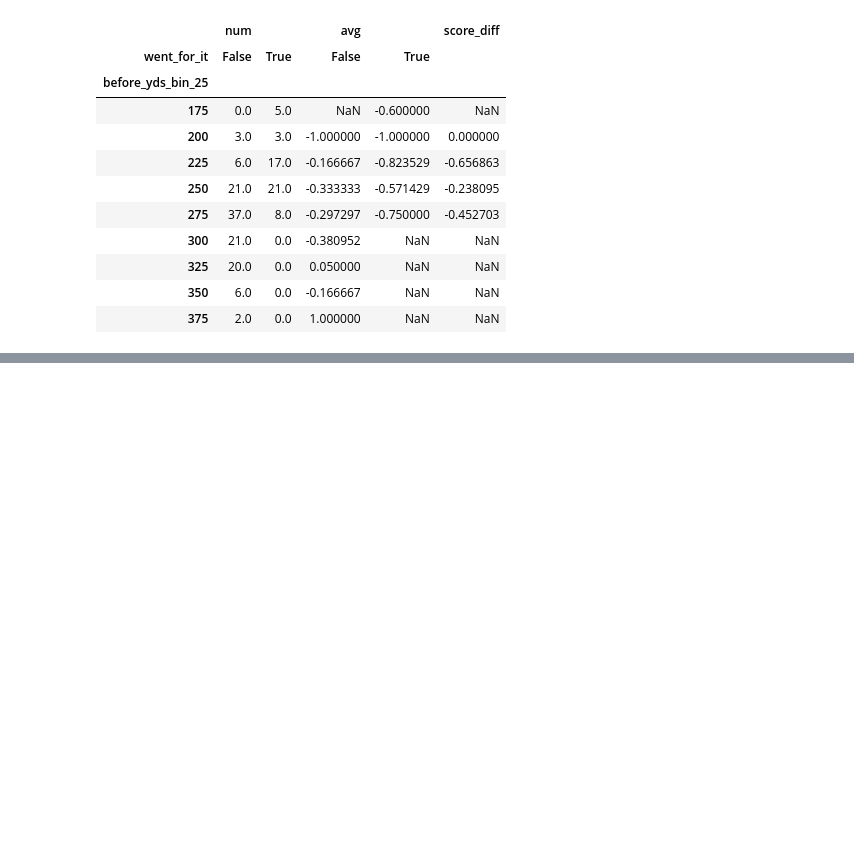
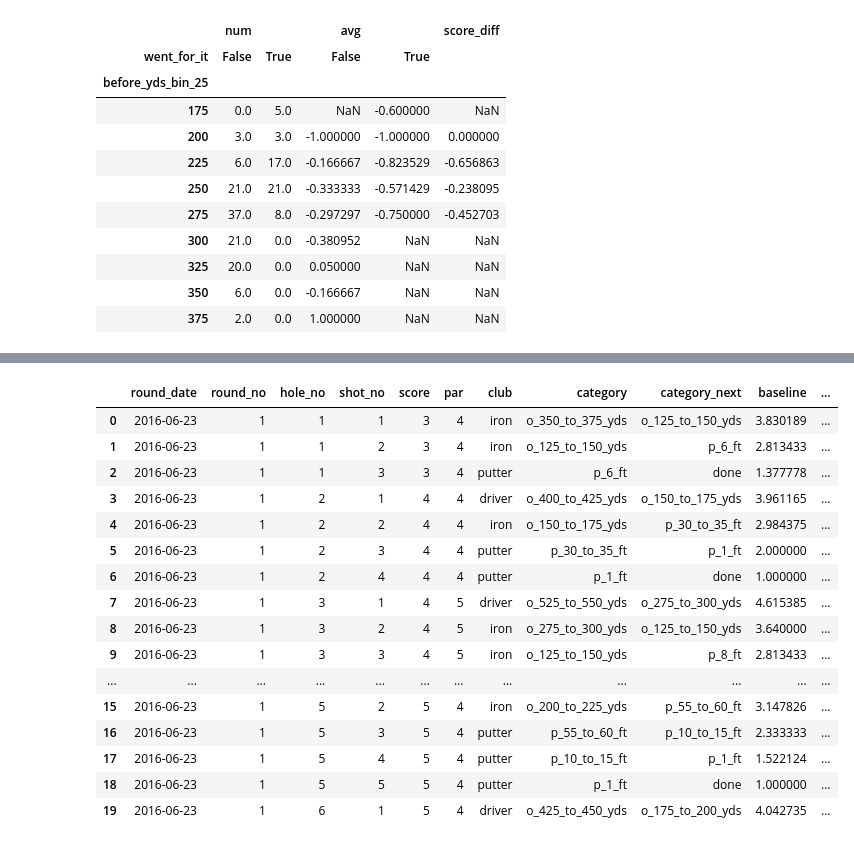
Before and after one commit to brendansudol/golf-moneyball, a Jupyter notebook: notebooks/explore.ipynb, the cells around one changed output, grey strips where cells are left out. Cells and saved outputs as stored; diff of their text form; code cells hidden in the pictures; blank space fills up the shorter version.

```diff
--- a/notebooks/explore.ipynb
+++ b/notebooks/explore.ipynb
@@ -702 +655,30 @@ sg.head(10)
+# %%
+# check how things look
+
+cols = [
+    'round_date', 'round_no', 'hole_no', 'shot_no',
+    'score', 'par', 'club', 'category', 'category_next',
+    'baseline', 'baseline_next', 'strokes_gained',
+]
+
+sg3 = sg2[cols].copy()
+sg3.head(20)
+# %% [output]
+|  | round_date | round_no | hole_no | shot_no | score | par | club | category | category_next | baseline | ... |
+| 0 | 2016-06-23 | 1 | 1 | 1 | 3 | 4 | iron | o_350_to_375_yds | o_125_to_150_yds | 3.830189 | ... |
+| 1 | 2016-06-23 | 1 | 1 | 2 | 3 | 4 | iron | o_125_to_150_yds | p_6_ft | 2.813433 | ... |
+| 2 | 2016-06-23 | 1 | 1 | 3 | 3 | 4 | putter | p_6_ft | done | 1.377778 | ... |
+| 3 | 2016-06-23 | 1 | 2 | 1 | 4 | 4 | driver | o_400_to_425_yds | o_150_to_175_yds | 3.961165 | ... |
+| 4 | 2016-06-23 | 1 | 2 | 2 | 4 | 4 | iron | o_150_to_175_yds | p_30_to_35_ft | 2.984375 | ... |
+| 5 | 2016-06-23 | 1 | 2 | 3 | 4 | 4 | putter | p_30_to_35_ft | p_1_ft | 2.000000 | ... |
+| 6 | 2016-06-23 | 1 | 2 | 4 | 4 | 4 | putter | p_1_ft | done | 1.000000 | ... |
+| 7 | 2016-06-23 | 1 | 3 | 1 | 4 | 5 | driver | o_525_to_550_yds | o_275_to_300_yds | 4.615385 | ... |
+| 8 | 2016-06-23 | 1 | 3 | 2 | 4 | 5 | iron | o_275_to_300_yds | o_125_to_150_yds | 3.640000 | ... |
+| 9 | 2016-06-23 | 1 | 3 | 3 | 4 | 5 | iron | o_125_to_150_yds | p_8_ft | 2.813433 | ... |
+| ... | ... | ... | ... | ... | ... | ... | ... | ... | ... | ... | ... |
+| 15 | 2016-06-23 | 1 | 5 | 2 | 5 | 4 | iron | o_200_to_225_yds | p_55_to_60_ft | 3.147826 | ... |
+| 16 | 2016-06-23 | 1 | 5 | 3 | 5 | 4 | putter | p_55_to_60_ft | p_10_to_15_ft | 2.333333 | ... |
+| 17 | 2016-06-23 | 1 | 5 | 4 | 5 | 4 | putter | p_10_to_15_ft | p_1_ft | 1.522124 | ... |
+| 18 | 2016-06-23 | 1 | 5 | 5 | 5 | 4 | putter | p_1_ft | done | 1.000000 | ... |
+| 19 | 2016-06-23 | 1 | 6 | 1 | 5 | 4 | driver | o_425_to_450_yds | o_175_to_200_yds | 4.042735 | ... |
 # %%
```
Also changed, not shown: parts of 14 cells of this notebook.
